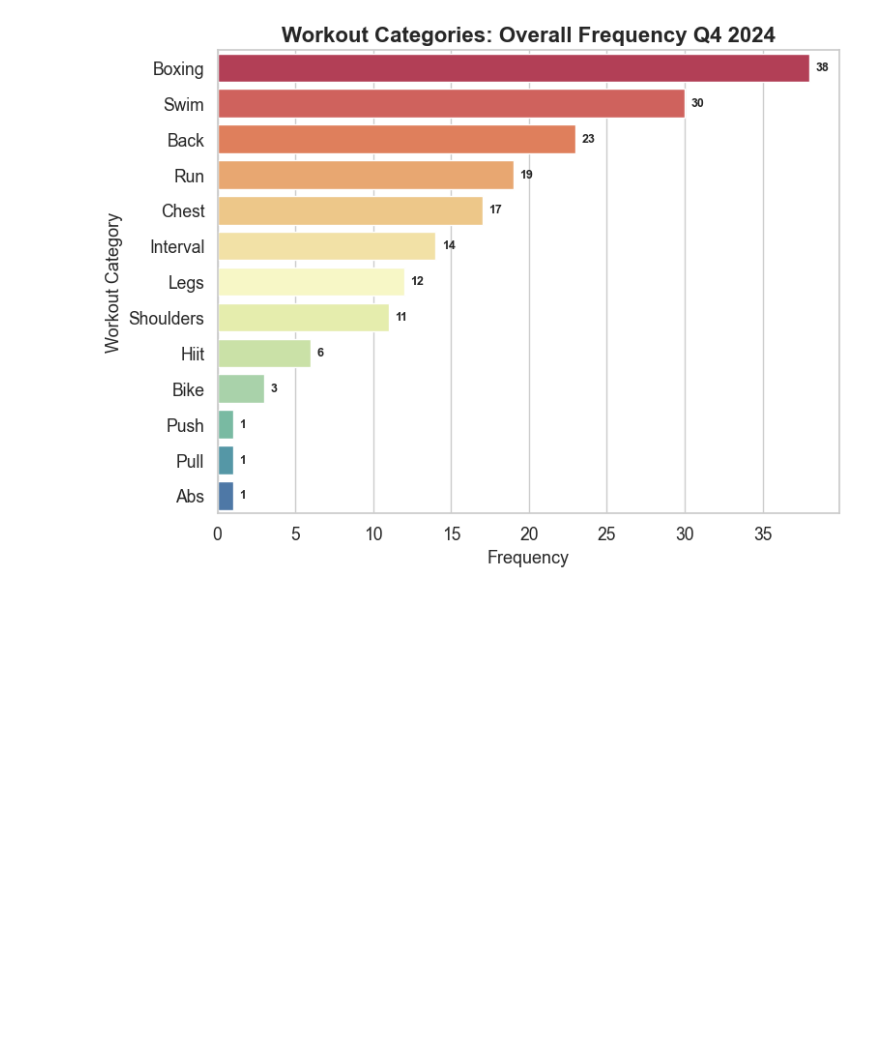
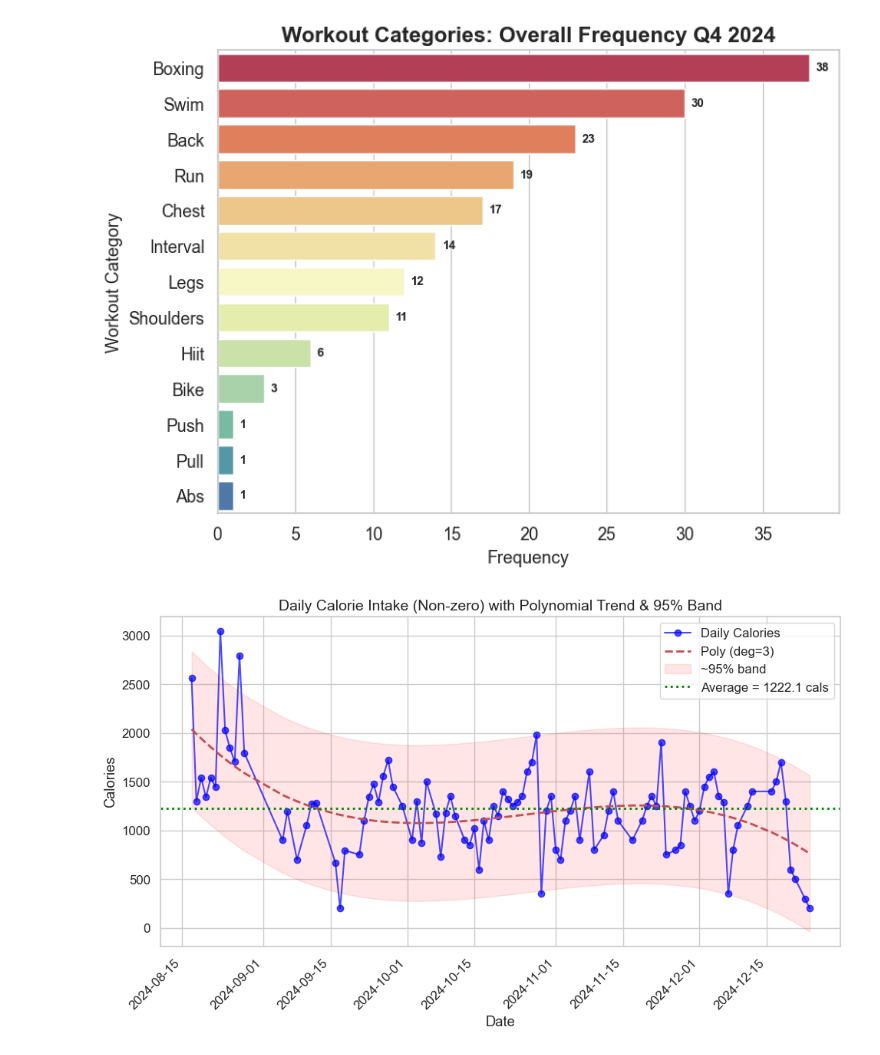
Before and after one commit to Isaacfer49/FitnessAndAI, a Jupyter notebook: GPT-Meals And Workouts Log.ipynb, the cells around one changed output. Cells and saved outputs as stored; diff of their text form; code cells hidden in the pictures; blank space fills up the shorter version.

```diff
--- a/GPT-Meals And Workouts Log.ipynb
+++ b/GPT-Meals And Workouts Log.ipynb
@@ -5945,3 +5945,95 @@ Passing `palette` without assigning `hue` is deprecated and will be removed in v
 
   ax = sns.barplot(x=counts, y=categories, palette="Spectral")
 [figure]
+# %%
+import numpy as np
+import matplotlib.pyplot as plt
+import seaborn as sns
+from datetime import datetime
+
+# 1) Suppose you have your dictionary, but we won't re-paste it all.
+#    We'll call it 'cal_dict' for brevity. We'll filter out zeroes.
+
+
+
+def parse_date(d_str):
+    """
+    Attempt to parse strings like '17-August-2024'.
+    We'll do a simple fix if '20224' is present -> '2024'
+    """
+    d_str = d_str.replace("20224", "2024")  # fix obvious typos
+    fmts = ["%d-%B-%Y", "%d-%b-%Y"]
+    for f in fmts:
+        try:
+            return datetime.strptime(d_str, f)
+        except:
+            pass
+    return None
+
+# 2) Build a list of (date_obj, cals), ignoring zeros and unparseable dates
+date_cal_pairs = []
+for d_str, cals in cal_dict.items():
+    if cals > 0:  # Skip zero-calorie days
+        dt = parse_date(d_str)
+        if dt:
+            date_cal_pairs.append((dt, cals))
+
+# 3) Sort by date
+date_cal_pairs.sort(key=lambda x: x[0])
+
+if not date_cal_pairs:
+    print("No data after filtering out zeros!")
+else:
+    # 4) Convert to arrays for polynomial fitting
+    xdates = [p[0] for p in date_cal_pairs]
+    ycals = [p[1] for p in date_cal_pairs]
+
+    # Convert xdates to numeric (days from earliest date)
+    x0 = xdates[0]
+    x_vals = np.array([(d - x0).days for d in xdates], dtype=float)
+    y_vals = np.array(ycals, dtype=float)
+
+    # 5) Fit a higher-degree polynomial, e.g. deg=3
+    degree = 3
+    coefs = np.polyfit(x_vals, y_vals, deg=degree)
+    poly_func = np.poly1d(coefs)
+
+    # 6) Generate fitted curve
+    y_fit = poly_func(x_vals)
+
+    # 7) Approximate 95% band (±2σ of residuals)
+    residuals = y_vals - y_fit
+    res_std = np.std(residuals)
+    upper = y_fit + 2 * res_std
+    lower = y_fit - 2 * res_std
+
+    # 8) Compute average of non-zero cals
+    avg_cals = y_vals.mean()
+
+    # 9) Plot
+    sns.set(style="whitegrid", font_scale=1.1)
+    plt.figure(figsize=(10, 6))
+
+    # Plot actual data points
+    plt.plot(xdates, y_vals, 'o-', label="Daily Calories", color='blue', alpha=0.7)
+
+    # Polynomial fit line
+    plt.plot(xdates, y_fit, 'r--', linewidth=2, label=f"Poly (deg={degree})")
+
+    # Fill ±2σ band
+    plt.fill_between(xdates, lower, upper, color='red', alpha=0.1, label="~95% band")
+
+    # Horizontal average line
+    plt.axhline(avg_cals, color='green', linestyle=':', linewidth=2,
+                label=f"Average = {avg_cals:.1f} cals")
+
+    # Labels, legend, formatting
+    plt.title("Daily Calorie Intake (Non-zero) with Polynomial Trend & 95% Band", fontsize=14)
+    plt.xlabel("Date")
+    plt.ylabel("Calories")
+    plt.legend()
+    plt.xticks(rotation=45, ha="right")
+    plt.tight_layout()
+    plt.show()
+# %% [output]
+[figure, added]
```
Also changed, not shown: parts of 1 cell of this notebook.
